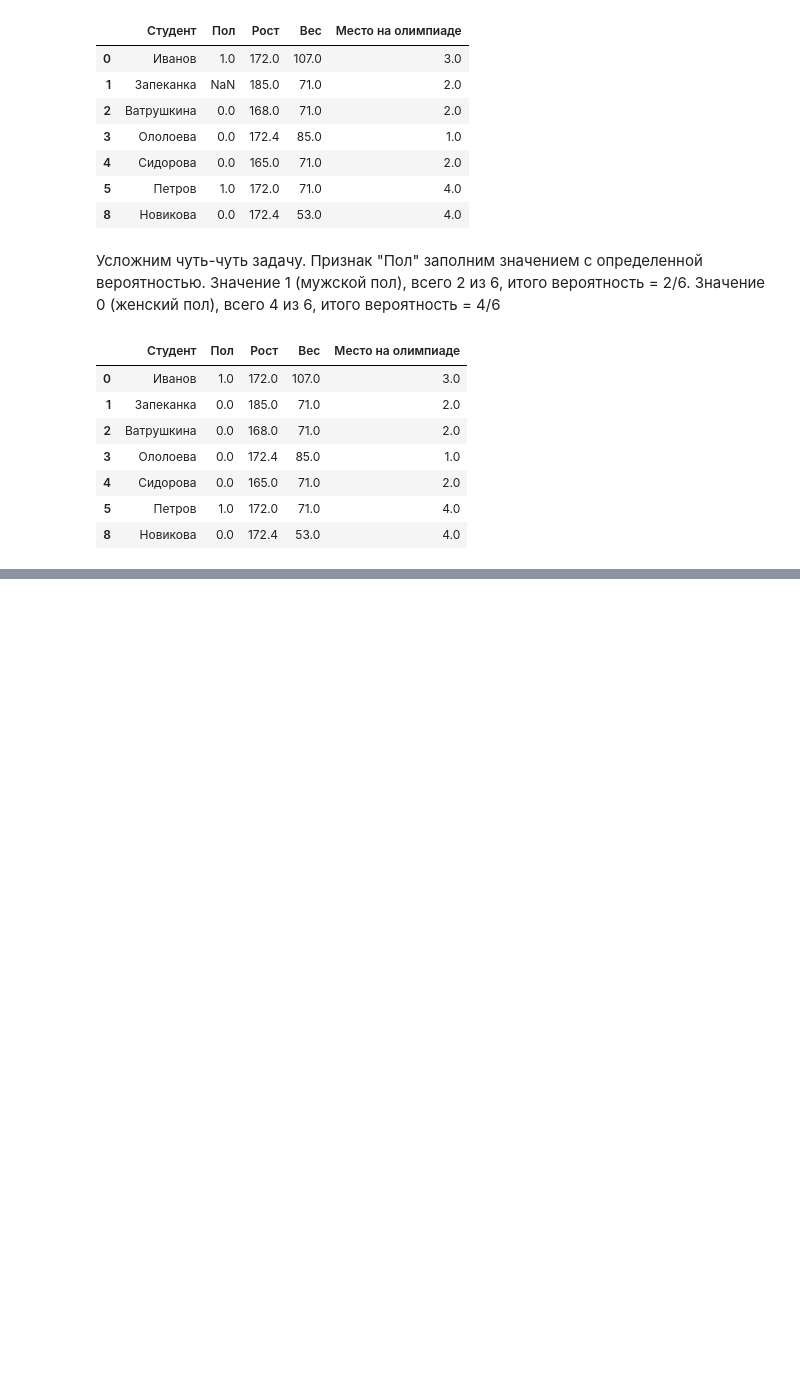
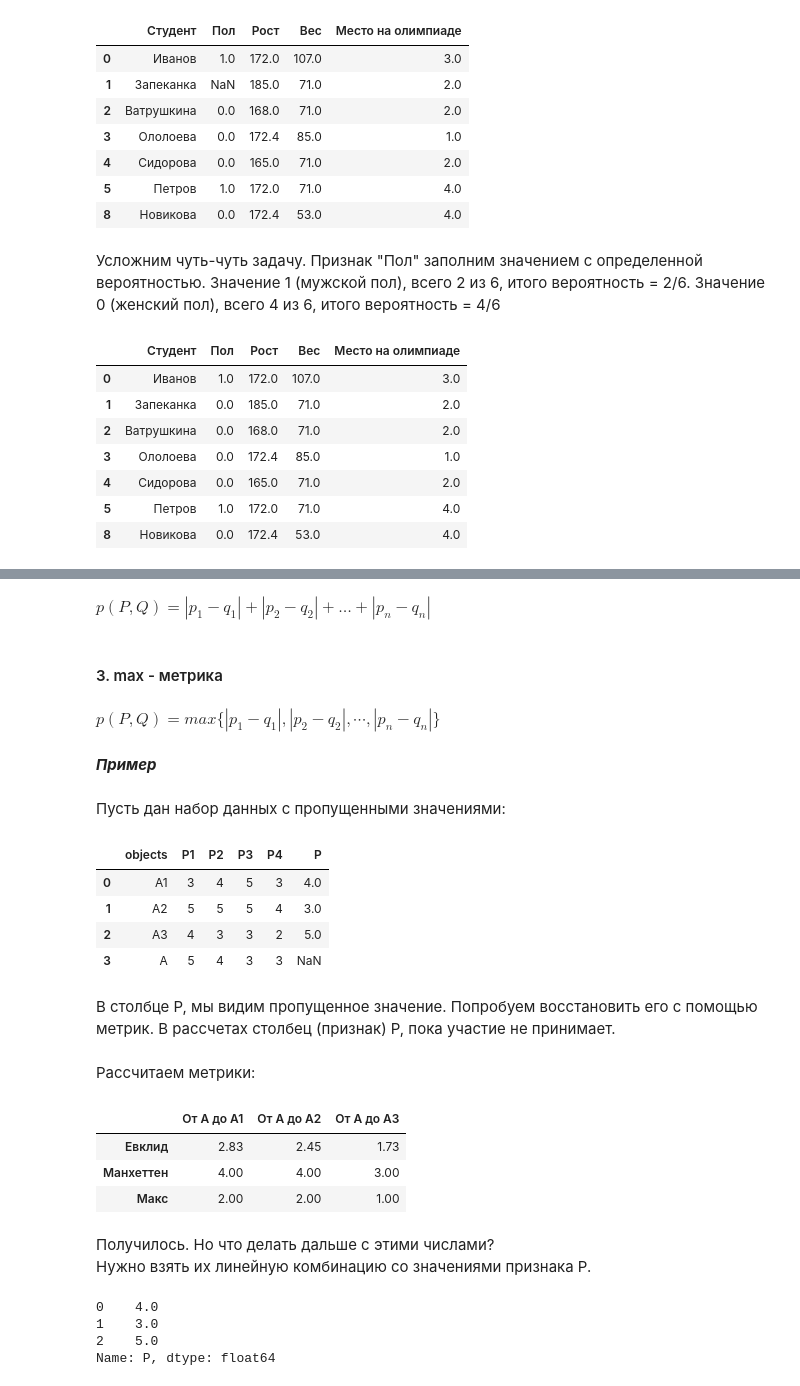
Before and after one commit to Shurikus-crypto/Stepic_ML_Artem, a Jupyter notebook: lesson_02.ipynb, the cells around one changed output, grey strips where cells are left out. Drawn from its saved outputs; the diff is of its cells as text; code cells hidden in the pictures; blank space fills up the shorter version.

```diff
--- a/lesson_02.ipynb
+++ b/lesson_02.ipynb
@@ -171,0 +181,23 @@ df
+# %% [markdown]
+$p(P,Q) = |p_1 - q_1| + |p_2 - q_2| +\ldots+ |p_n - q_n|$
+# %% [markdown]
+#### 3. max - метрика
+# %% [markdown]
+$p(P,Q) = max\{|p_1 - q_1|, |p_2 - q_2|,\cdots, |p_n - q_n|\}$
+# %% [markdown]
+***Пример***
+# %% [markdown]
+Пусть дан набор данных с пропущенными значениями:
+# %%
+df = pd.read_csv('./data/table_0202.csv')
+df
+# %% [output]
+|  | objects | P1 | P2 | P3 | P4 | P |
+| 0 | A1 | 3 | 4 | 5 | 3 | 4.0 |
+| 1 | A2 | 5 | 5 | 5 | 4 | 3.0 |
+| 2 | A3 | 4 | 3 | 3 | 2 | 5.0 |
+| 3 | A | 5 | 4 | 3 | 3 | NaN |
+# %% [markdown]
+В столбце P, мы видим пропущенное значение. Попробуем восстановить его с помощью метрик. В рассчетах столбец (признак) P, пока участие не принимает.
+# %% [markdown]
+Рассчитаем метрики:
@@ -171,0 +221,17 @@ df
+# %%
+df_metric = pd.DataFrame(metric_dict, index=['Евклид', 'Манхеттен', 'Макс'])
+df_metric
+# %% [output]
+|  | От A до A1 | От A до A2 | От A до A3 |
+| Евклид | 2.83 | 2.45 | 1.73 |
+| Манхеттен | 4.00 | 4.00 | 3.00 |
+| Макс | 2.00 | 2.00 | 1.00 |
+# %% [markdown]
+Получилось. Но что делать дальше с этими числами?<br>Нужно взять их линейную комбинацию со значениями признака P.
+# %%
+df['P'][0:3]
+# %% [output]
+0    4.0
+1    3.0
+2    5.0
+Name: P, dtype: float64
```
Also changed, not shown: parts of 47 cells of this notebook, 2 other files.
